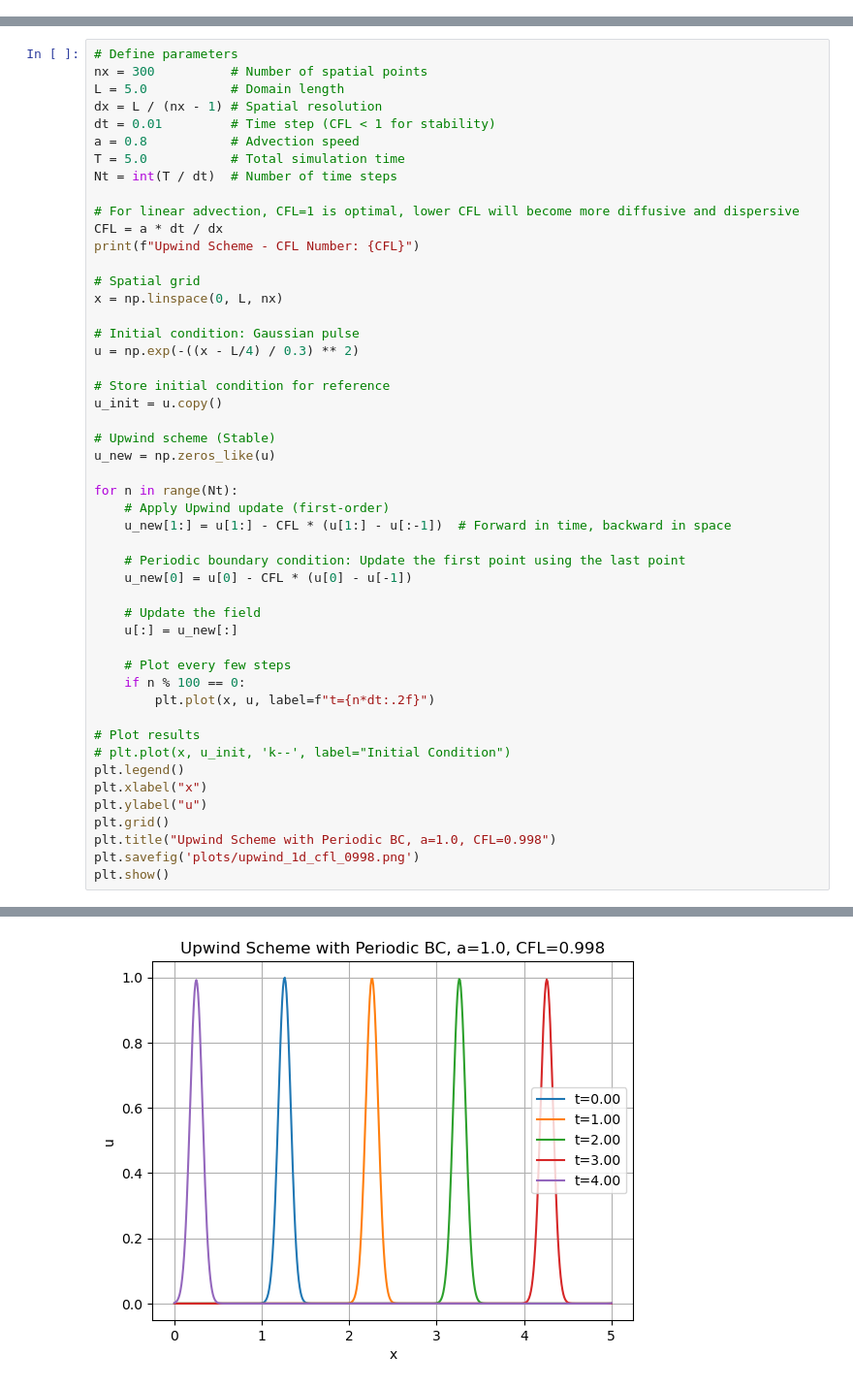
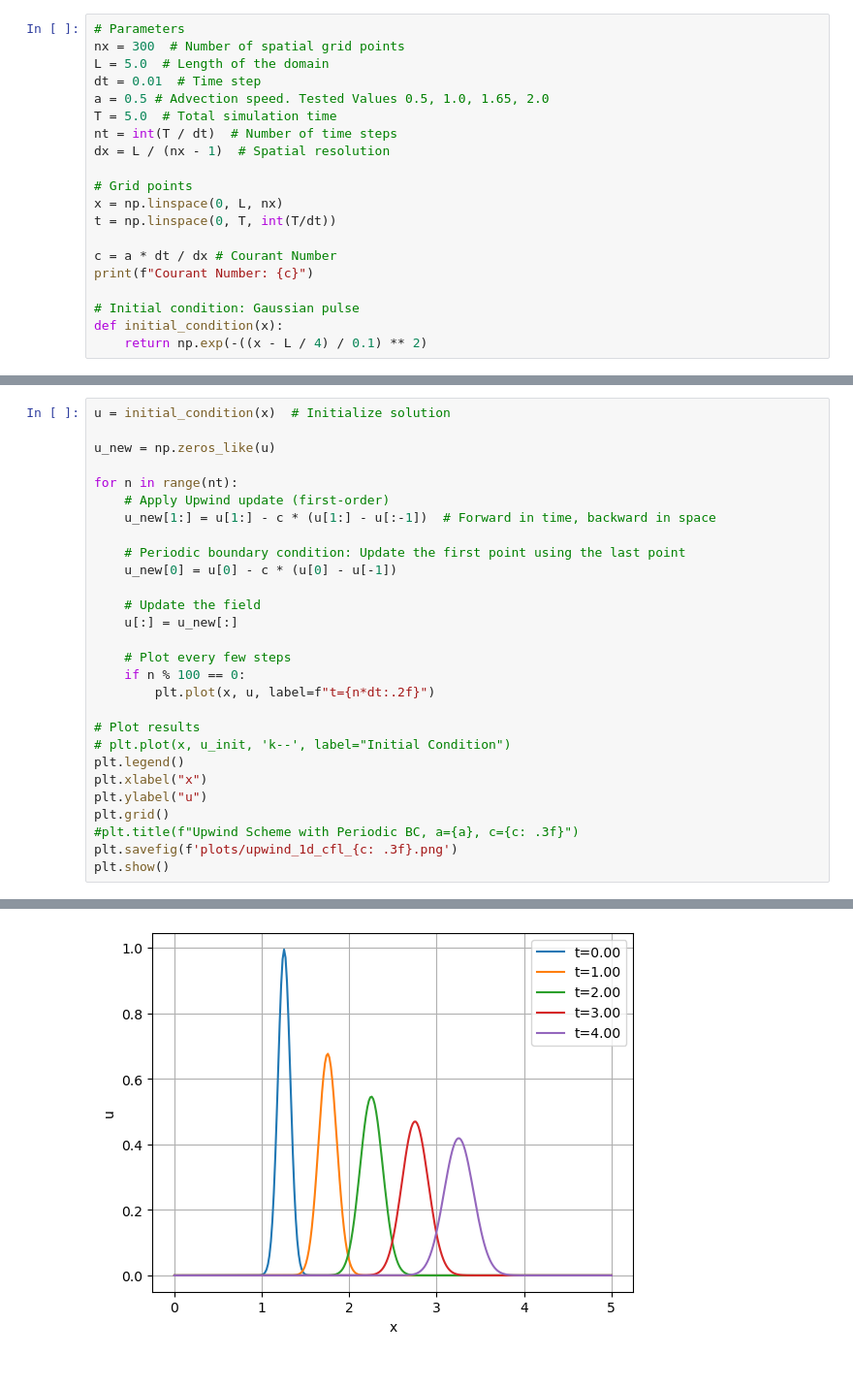
Before and after one commit to chaytonb/Assignment-1-ML-Course, a Jupyter notebook: 1d_advection_upwind.ipynb, the cells around one changed output, grey strips where cells are left out. Shown at 97% size. Cells and saved outputs as stored; diff of their text form.

Commit message:
almost finished. Adjusted parameters, cleaned up a lot of the code. Removed unnecessary files/folders

```diff
--- a/1d_advection_upwind.ipynb
+++ b/1d_advection_upwind.ipynb
@@ -4 +3,21 @@ import scipy
 import matplotlib.pyplot as plt
+# %%
+# Parameters
+nx = 300  # Number of spatial grid points
+L = 5.0  # Length of the domain
+dt = 0.01  # Time step
+a = 0.5 # Advection speed. Tested Values 0.5, 1.0, 1.65, 2.0
+T = 5.0  # Total simulation time
+nt = int(T / dt)  # Number of time steps
+dx = L / (nx - 1)  # Spatial resolution
+
+# Grid points
+x = np.linspace(0, L, nx)
+t = np.linspace(0, T, int(T/dt))
+
+c = a * dt / dx # Courant Number
+print(f"Courant Number: {c}")
+
+# Initial condition: Gaussian pulse
+def initial_condition(x):
+    return np.exp(-((x - L / 4) / 0.1) ** 2)
@@ -5,35 +26,14 @@ import matplotlib.pyplot as plt
 # %%
-# Define parameters
-nx = 300          # Number of spatial points
-L = 5.0           # Domain length
-dx = L / (nx - 1) # Spatial resolution
-dt = 0.01         # Time step (CFL < 1 for stability)
-a = 0.8           # Advection speed
-T = 5.0           # Total simulation time
-Nt = int(T / dt)  # Number of time steps
+u = initial_condition(x)  # Initialize solution
 
-# For linear advection, CFL=1 is optimal, lower CFL will become more diffusive and dispersive
-CFL = a * dt / dx
-print(f"Upwind Scheme - CFL Number: {CFL}")
-
-# Spatial grid
-x = np.linspace(0, L, nx)
-
-# Initial condition: Gaussian pulse
-u = np.exp(-((x - L/4) / 0.3) ** 2)
-
-# Store initial condition for reference
-u_init = u.copy()
-
-# Upwind scheme (Stable)
 u_new = np.zeros_like(u)
 
-for n in range(Nt):
+for n in range(nt):
     # Apply Upwind update (first-order)
-    u_new[1:] = u[1:] - CFL * (u[1:] - u[:-1])  # Forward in time, backward in space
+    u_new[1:] = u[1:] - c * (u[1:] - u[:-1])  # Forward in time, backward in space
 
     # Periodic boundary condition: Update the first point using the last point
-    u_new[0] = u[0] - CFL * (u[0] - u[-1])
+    u_new[0] = u[0] - c * (u[0] - u[-1])
 
     # Update the field
     u[:] = u_new[:]
@@ -48,7 +48,7 @@ plt.legend()
 plt.xlabel("x")
 plt.ylabel("u")
 plt.grid()
-plt.title("Upwind Scheme with Periodic BC, a=1.0, CFL=0.998")
-plt.savefig('plots/upwind_1d_cfl_0998.png')
+#plt.title(f"Upwind Scheme with Periodic BC, a={a}, c={c: .3f}")
+plt.savefig(f'plots/upwind_1d_cfl_{c: .3f}.png')
 plt.show()
 # %% [output]
@@ -56 +55 @@ Upwind Scheme - CFL Number: 0.9980000000000001
-[figure, old version]
+[figure, new version]
```
Also changed, not shown: parts of 6 cells of this notebook, 35 other files.
